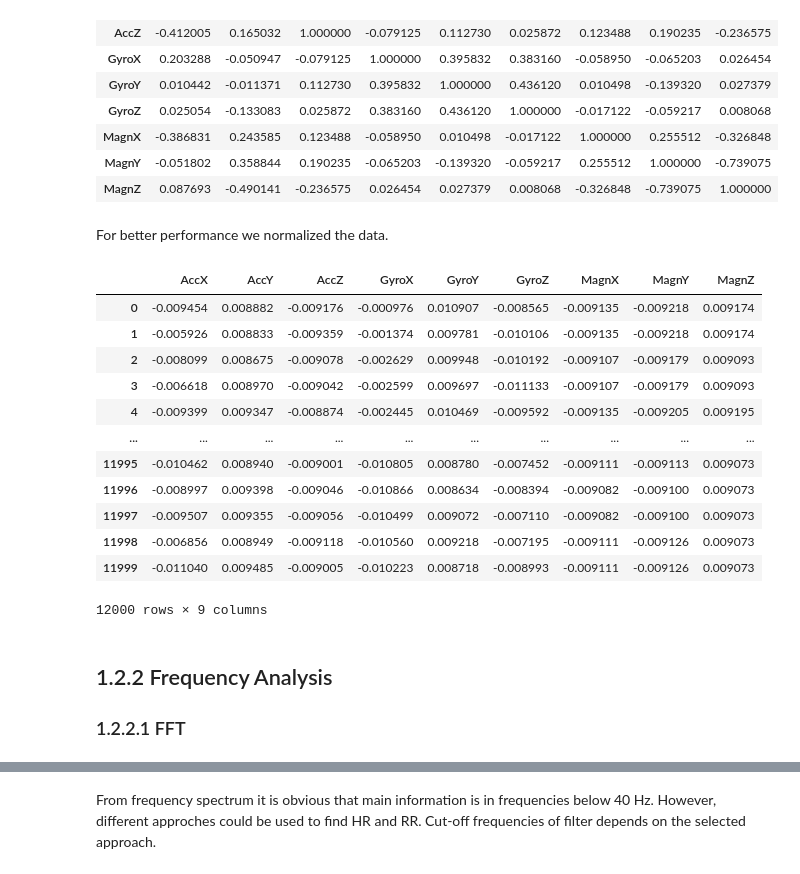
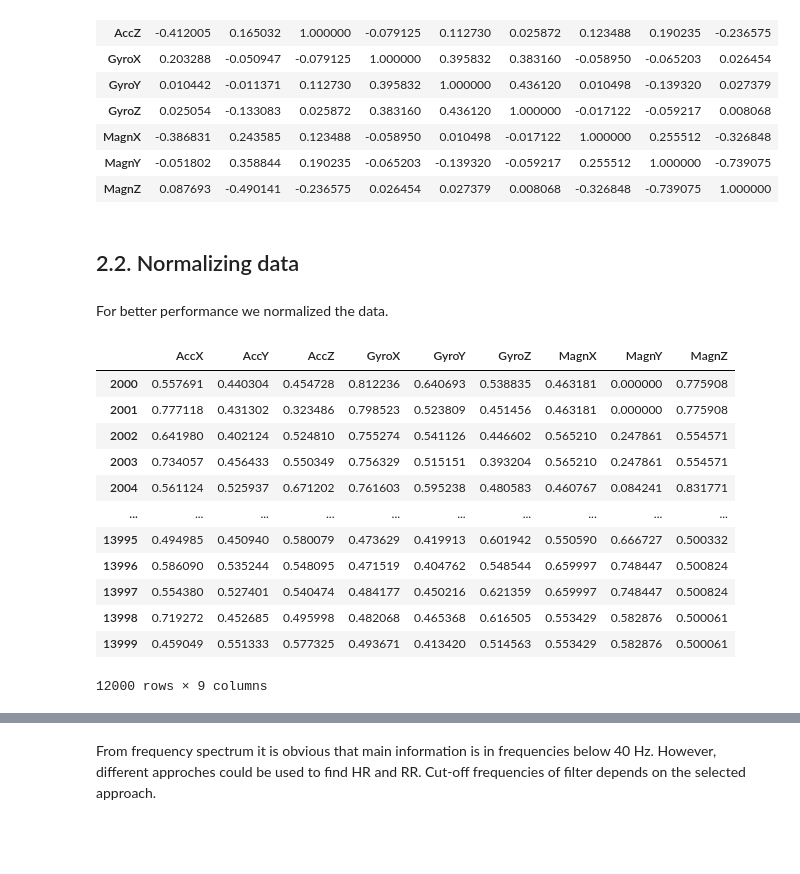
Before and after one commit to Mohsen-Kordi/ProjectRESP, a Jupyter notebook: Project.ipynb, the cells around one changed output, grey strips where cells are left out. Cells and saved outputs as stored; diff of their text form; code cells hidden in the pictures; blank space fills up the shorter version.

Commit message:
Final version of first file analysis.

```diff
--- a/Project.ipynb
+++ b/Project.ipynb
@@ -213,0 +753,3 @@ for i, ax in enumerate(axs.flat):
+# %%
+df , fs , timestamp = load_df(data_files[0], data_deliminator)
+df
@@ -213,0 +824,7 @@ for i, ax in enumerate(axs.flat):
+# %%
+
+df[['GyroX','GyroY','GyroZ']] = df[['GyroX','GyroY','GyroZ']] + gyro_offset
+df[['AccX','AccY','AccZ']] = np.dot(df[['AccX','AccY','AccZ']], acc_cal.T) + acc_offset
+df[['MagnX','MagnY','MagnZ']] = np.dot(df[['MagnX','MagnY','MagnZ']], magn_cal.T) + magn_offset
+
+df
@@ -213,0 +849,6 @@ for i, ax in enumerate(axs.flat):
+# %%
+# Selecting data between seconds 10 and 70.
+# index number is obtained by multiplying time and sampling frequency.
+twnd = [10, 70]
+df2 = df.iloc[twnd[0]*fs:twnd[1]*fs , :].copy()
+df2
@@ -240,25 +925,25 @@ df2_corr
 | MagnX | -0.386831 | 0.243585 | 0.123488 | -0.058950 | 0.010498 | -0.017122 | 1.000000 | 0.255512 | -0.326848 |
 | MagnY | -0.051802 | 0.358844 | 0.190235 | -0.065203 | -0.139320 | -0.059217 | 0.255512 | 1.000000 | -0.739075 |
 | MagnZ | 0.087693 | -0.490141 | -0.236575 | 0.026454 | 0.027379 | 0.008068 | -0.326848 | -0.739075 | 1.000000 |
+# %% [markdown]
+## 2.2. Normalizing data
 # %% [markdown]
 For better performance we normalized the data.
 # %%
-df_Norm = pd.DataFrame(preprocessing.normalize(df2, axis=0), columns=df2.columns)
-df_Norm
+#df_un = pd.DataFrame(preprocessing.normalize(df2, axis=0), columns=df2.columns)
+df2n = (df2 - df2.min())/(df2.max() - df2.min())
+df2n
 # %% [output]
 |  | AccX | AccY | AccZ | GyroX | GyroY | GyroZ | MagnX | MagnY | MagnZ |
-| 0 | -0.009454 | 0.008882 | -0.009176 | -0.000976 | 0.010907 | -0.008565 | -0.009135 | -0.009218 | 0.009174 |
-| 1 | -0.005926 | 0.008833 | -0.009359 | -0.001374 | 0.009781 | -0.010106 | -0.009135 | -0.009218 | 0.009174 |
-| 2 | -0.008099 | 0.008675 | -0.009078 | -0.002629 | 0.009948 | -0.010192 | -0.009107 | -0.009179 | 0.009093 |
-| 3 | -0.006618 | 0.008970 | -0.009042 | -0.002599 | 0.009697 | -0.011133 | -0.009107 | -0.009179 | 0.009093 |
-| 4 | -0.009399 | 0.009347 | -0.008874 | -0.002445 | 0.010469 | -0.009592 | -0.009135 | -0.009205 | 0.009195 |
+| 2000 | 0.557691 | 0.440304 | 0.454728 | 0.812236 | 0.640693 | 0.538835 | 0.463181 | 0.000000 | 0.775908 |
+| 2001 | 0.777118 | 0.431302 | 0.323486 | 0.798523 | 0.523809 | 0.451456 | 0.463181 | 0.000000 | 0.775908 |
+| 2002 | 0.641980 | 0.402124 | 0.524810 | 0.755274 | 0.541126 | 0.446602 | 0.565210 | 0.247861 | 0.554571 |
+| 2003 | 0.734057 | 0.456433 | 0.550349 | 0.756329 | 0.515151 | 0.393204 | 0.565210 | 0.247861 | 0.554571 |
+| 2004 | 0.561124 | 0.525937 | 0.671202 | 0.761603 | 0.595238 | 0.480583 | 0.460767 | 0.084241 | 0.831771 |
 | ... | ... | ... | ... | ... | ... | ... | ... | ... | ... |
-| 11995 | -0.010462 | 0.008940 | -0.009001 | -0.010805 | 0.008780 | -0.007452 | -0.009111 | -0.009113 | 0.009073 |
-| 11996 | -0.008997 | 0.009398 | -0.009046 | -0.010866 | 0.008634 | -0.008394 | -0.009082 | -0.009100 | 0.009073 |
-| 11997 | -0.009507 | 0.009355 | -0.009056 | -0.010499 | 0.009072 | -0.007110 | -0.009082 | -0.009100 | 0.009073 |
-| 11998 | -0.006856 | 0.008949 | -0.009118 | -0.010560 | 0.009218 | -0.007195 | -0.009111 | -0.009126 | 0.009073 |
-| 11999 | -0.011040 | 0.009485 | -0.009005 | -0.010223 | 0.008718 | -0.008993 | -0.009111 | -0.009126 | 0.009073 |
+| 13995 | 0.494985 | 0.450940 | 0.580079 | 0.473629 | 0.419913 | 0.601942 | 0.550590 | 0.666727 | 0.500332 |
+| 13996 | 0.586090 | 0.535244 | 0.548095 | 0.471519 | 0.404762 | 0.548544 | 0.659997 | 0.748447 | 0.500824 |
+| 13997 | 0.554380 | 0.527401 | 0.540474 | 0.484177 | 0.450216 | 0.621359 | 0.659997 | 0.748447 | 0.500824 |
+| 13998 | 0.719272 | 0.452685 | 0.495998 | 0.482068 | 0.465368 | 0.616505 | 0.553429 | 0.582876 | 0.500061 |
+| 13999 | 0.459049 | 0.551333 | 0.577325 | 0.493671 | 0.413420 | 0.514563 | 0.553429 | 0.582876 | 0.500061 |
 12000 rows × 9 columns
-# %% [markdown]
-## 1.2.2 Frequency Analysis
-### 1.2.2.1 FFT
```
Also changed, not shown: parts of 175 cells of this notebook.
